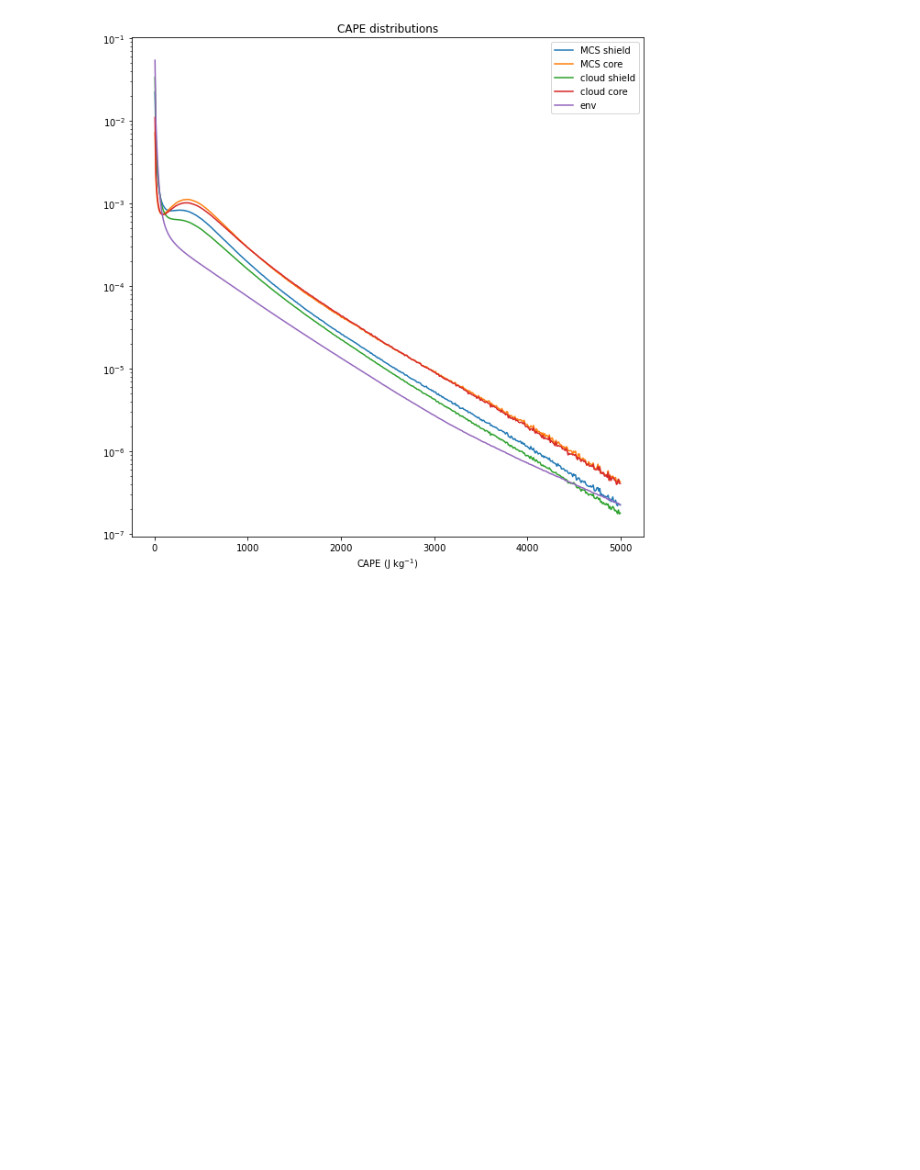
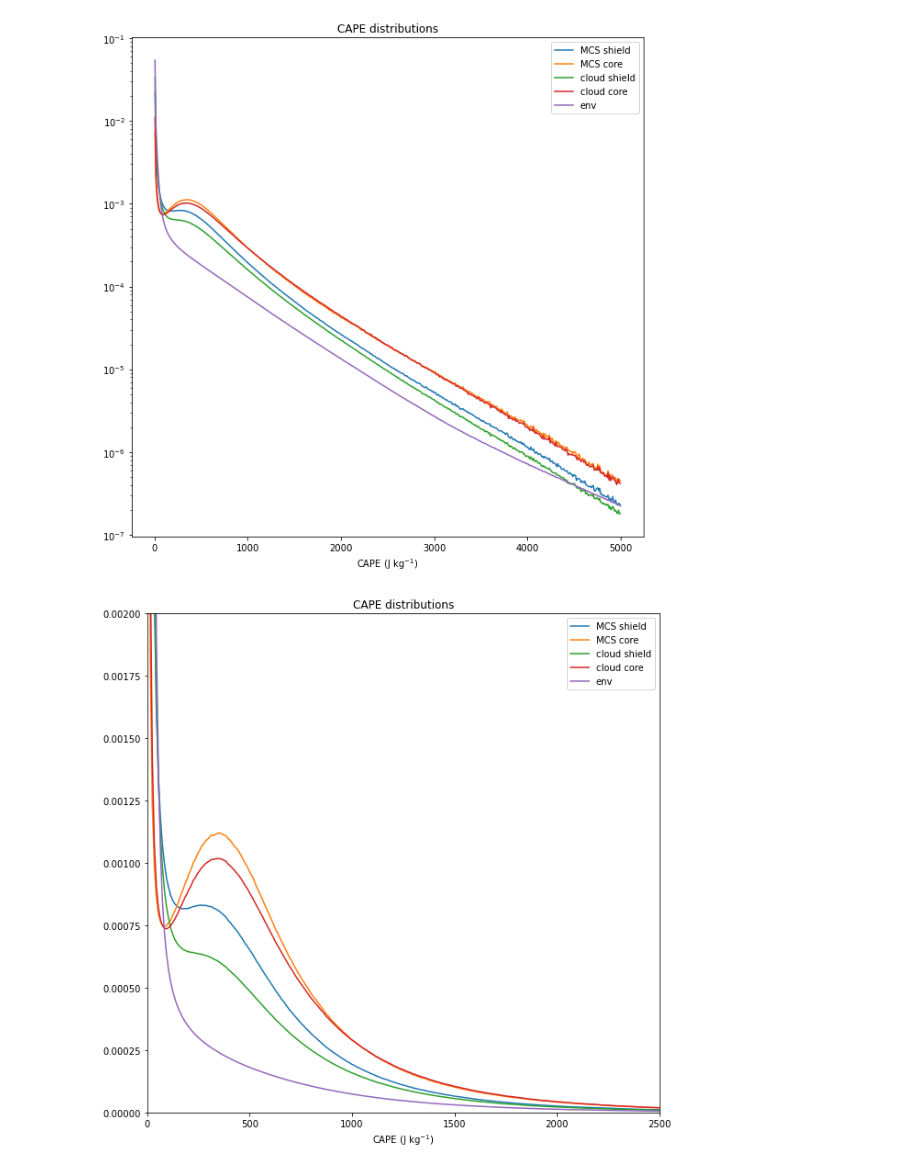
Before and after one commit to markmuetz/mcs_prime, a Jupyter notebook: ctrl/notebooks/dev/5reg_era5_hists.ipynb, the cells around one changed output. Drawn from its saved outputs; the diff is of its cells as text; code cells hidden in the pictures; blank space fills up the shorter version.

```diff
--- a/ctrl/notebooks/dev/5reg_era5_hists.ipynb
+++ b/ctrl/notebooks/dev/5reg_era5_hists.ipynb
@@ -59,7 +61 @@ dask.array<chunksize=(24, 500), meta=np.ndarray>
 Attributes: (0)
-# %%
-ds.cape_MCS_shield.load()
-ds.cape_MCS_core.load()
-ds.cape_cloud_shield.load()
-ds.cape_cloud_core.load()
-ds.cape_env.load()
@@ -83,0 +62,6 @@ Coordinates:
+# %%
+ds_cape.cape_MCS_shield.load()
+ds_cape.cape_MCS_core.load()
+ds_cape.cape_cloud_shield.load()
+ds_cape.cape_cloud_core.load()
+ds_cape.cape_env.load()
@@ -84,5 +104,10 @@ Coordinates:
 # %%
-def plot_cape_hist(ds, s=slice(0, 500, None), log=True):
+def plot_hist(ds, v='cape', s=None, log=True):
+    if s is None:
+        if v == 'cape':
+            s = slice(0, 500, None)
+        elif v == 'tcwv':
+            s = slice(0, 101, None)
     plt.figure(figsize=(10, 10))
     def _plot_hist(ds, h, title):
         bins = ds.bins.values
@@ -90,14 +115,17 @@ def plot_cape_hist(ds, s=slice(0, 500, None), log=True):
         h_density = h / (h.sum() * width)
         plt.plot(ds.hist_mid.values[s], h_density[s], label=title);
 
-    plt.title('CAPE distributions')
-    _plot_hist(ds, np.nansum(ds.cape_MCS_shield.values, axis=0), 'MCS shield')
-    _plot_hist(ds, np.nansum(ds.cape_MCS_core.values, axis=0), 'MCS core')
-    _plot_hist(ds, np.nansum(ds.cape_cloud_shield.values, axis=0), 'cloud shield')
-    _plot_hist(ds, np.nansum(ds.cape_cloud_core.values, axis=0), 'cloud core')
-    _plot_hist(ds, np.nansum(ds.cape_env.values, axis=0), 'env')
+    plt.title(f'{v.upper()} distributions')
+    _plot_hist(ds, np.nansum(ds[f'{v}_MCS_shield'].values, axis=0), 'MCS shield')
+    _plot_hist(ds, np.nansum(ds[f'{v}_MCS_core'].values, axis=0), 'MCS core')
+    _plot_hist(ds, np.nansum(ds[f'{v}_cloud_shield'].values, axis=0), 'cloud shield')
+    _plot_hist(ds, np.nansum(ds[f'{v}_cloud_core'].values, axis=0), 'cloud core')
+    _plot_hist(ds, np.nansum(ds[f'{v}_env'].values, axis=0), 'env')
     plt.legend()
     if log:
         plt.yscale('log')
-    plt.xlabel('CAPE (J kg$^{-1}$)');
+    if v == 'cape':
+        plt.xlabel('CAPE (J kg$^{-1}$)')
+    elif v == 'tcwv':
+        plt.xlabel('TCWV (mm)')
 # %%
@@ -105,2 +133,8 @@ plot_cape_hist(ds)
 # %% [output]
 [figure]
+# %%
+plot_hist(ds_cape, log=False)
+plt.xlim((0, 2500))
+plt.ylim((0, 0.002));
+# %% [output]
+[figure, added]
```
Also changed, not shown: parts of 8 cells of this notebook, 1 other file.
